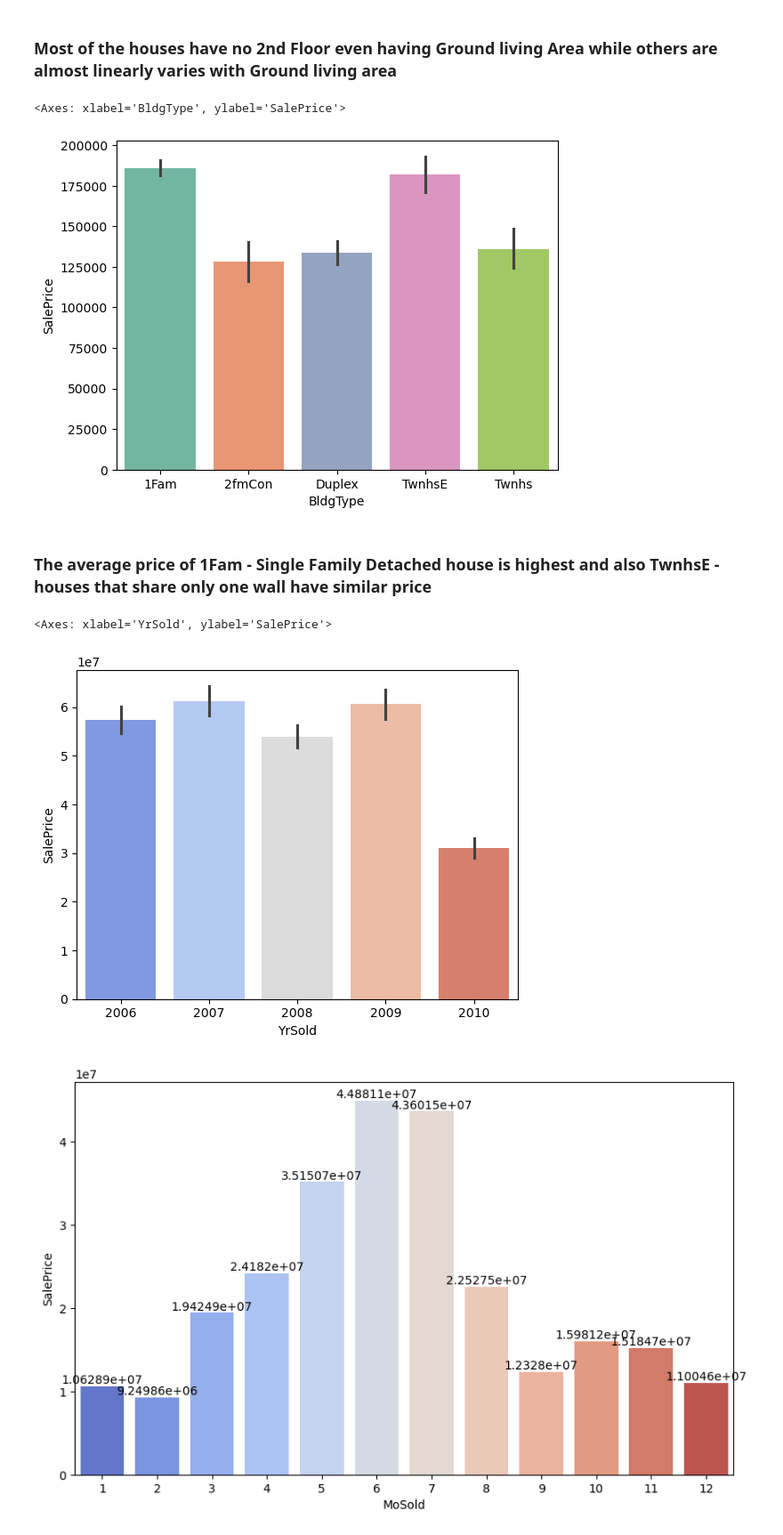
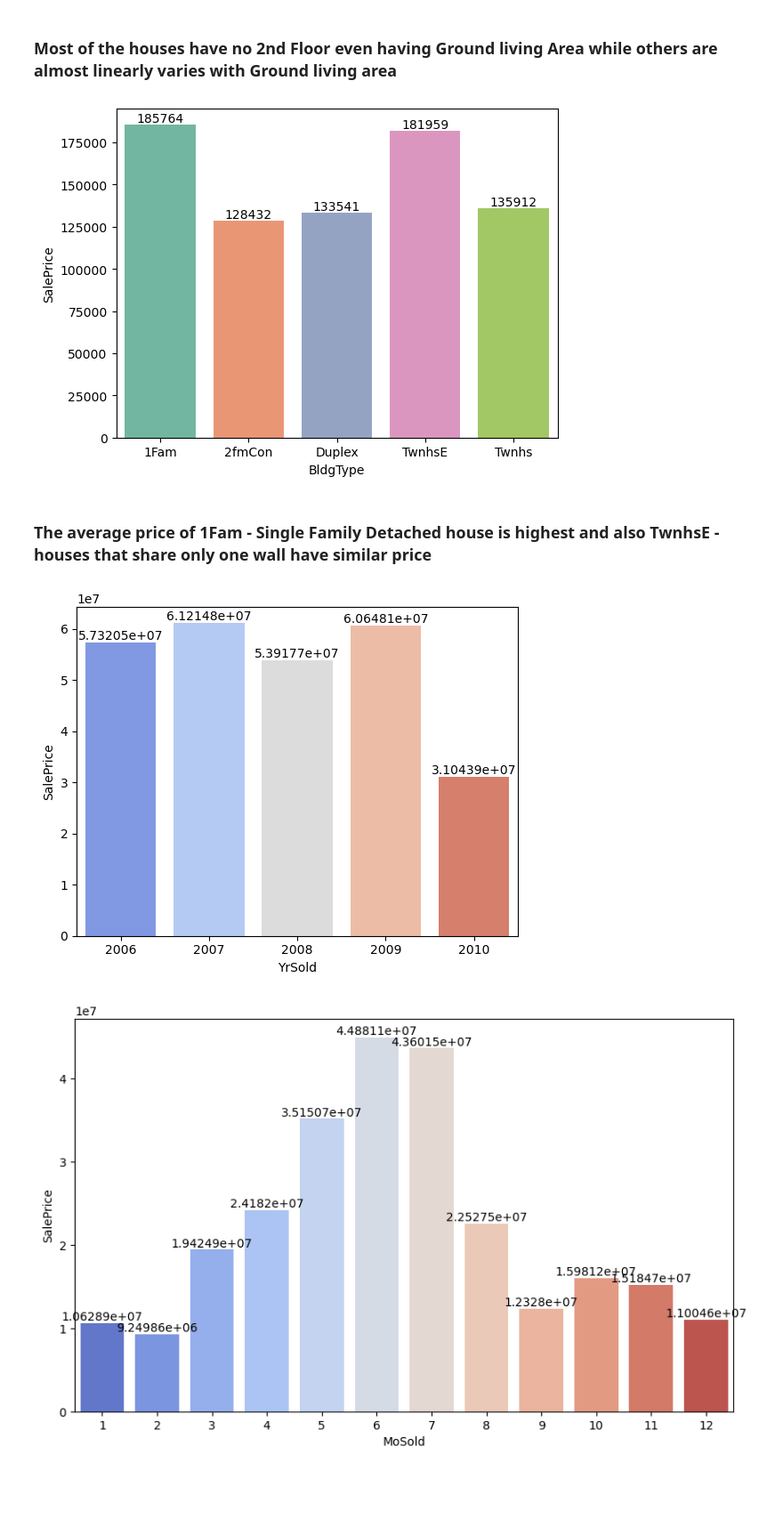
Before and after one commit to amanverma-98/house_price, a Jupyter notebook: house_sale.ipynb, the cells around one changed output. Shown at 89% size. Saved outputs shown, nothing was run; the diff lists cells and outputs as text; code cells hidden in the pictures; blank space fills up the shorter version.

```diff
--- a/house_sale.ipynb
+++ b/house_sale.ipynb
@@ -453,17 +459,19 @@ np.int64(829)
 # %% [markdown]
 ### Most of the houses have no 2nd Floor even having Ground living Area while others are almost linearly varies with Ground living area
 # %%
-sns.barplot(data = df , x = 'BldgType' , y = 'SalePrice' , estimator = np.mean , palette = 'Set2')
+ax = sns.barplot(data = df , x = 'BldgType' , y = 'SalePrice'  ,  estimator = np.mean , palette = 'Set2' , ci = None)
+for container in ax.containers:
+    ax.bar_label(container)
 # %% [output]
-<Axes: xlabel='BldgType', ylabel='SalePrice'>
-[figure, old version]
+[figure, new version]
 # %% [markdown]
 ### The average price of 1Fam - Single Family Detached house is highest and also TwnhsE - houses that share only one wall have similar price
 # %%
-sns.barplot(data=df , x = 'YrSold' , y = 'SalePrice' , estimator = sum ,  palette = 'coolwarm')
+ax = sns.barplot(data=df , x = 'YrSold' , y = 'SalePrice' , estimator = sum ,  palette = 'coolwarm' , ci=None)
+for container in ax.containers:
+    ax.bar_label(container)
 # %% [output]
-<Axes: xlabel='YrSold', ylabel='SalePrice'>
-[figure, old version]
+[figure, new version]
 # %%
 plt.figure(figsize=(10,6))
 ax = sns.barplot(data=df , x = 'MoSold' , y = 'SalePrice' , estimator = sum  , palette = 'coolwarm' , ci = None)
```
Also changed, not shown: parts of 1 cell of this notebook.
